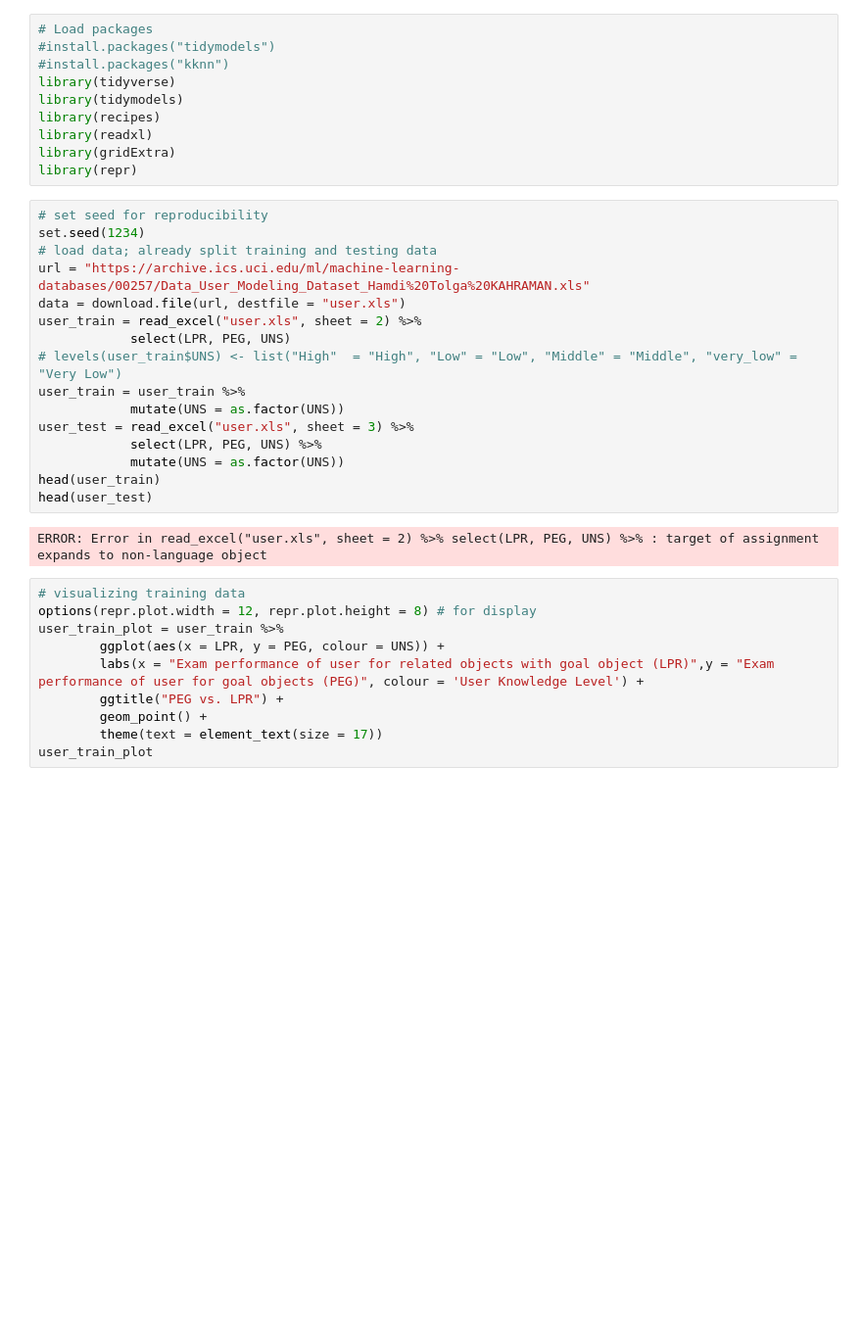
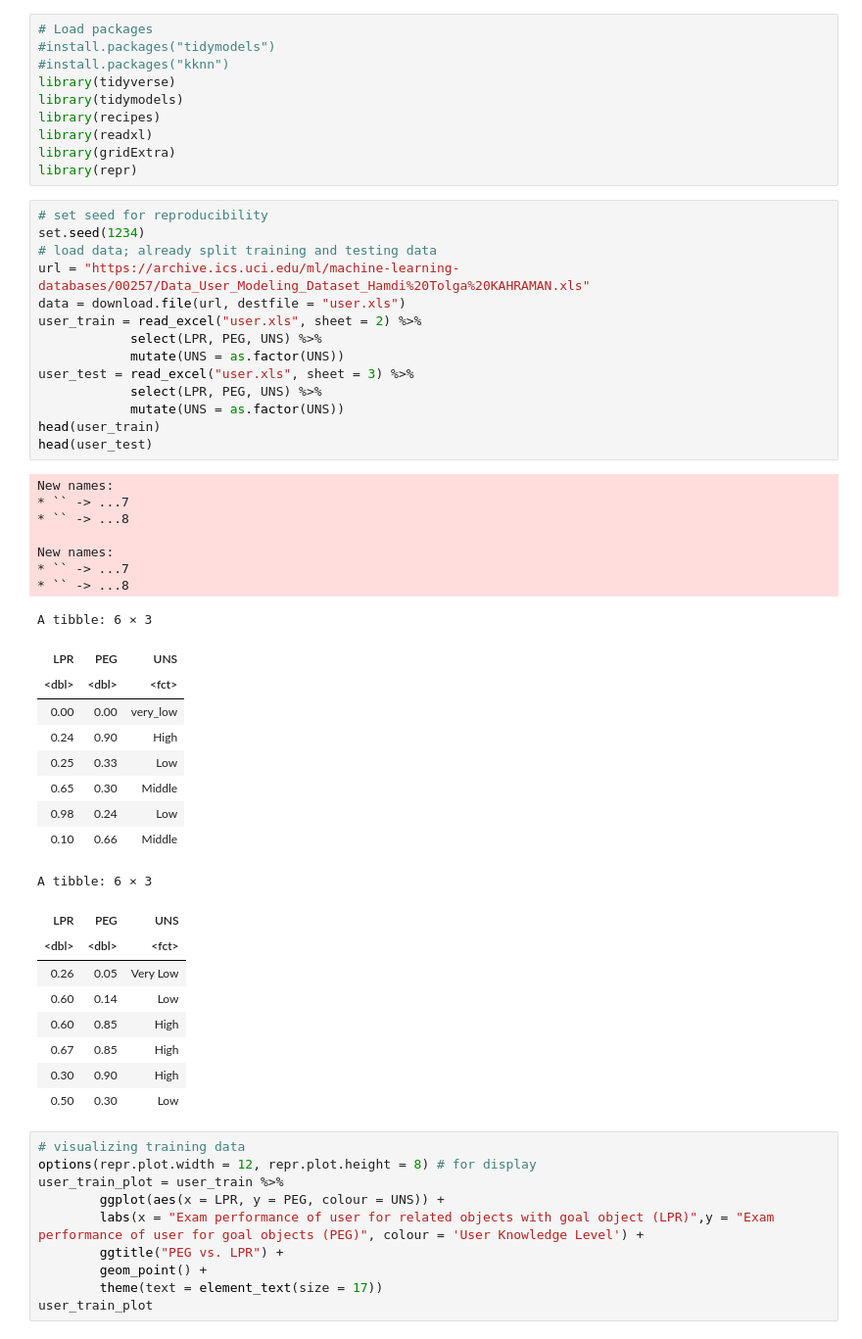
Before and after one commit to janicechn/project-005-25, a Jupyter notebook: term-project.ipynb, the cells around one changed output. Shown at 98% size. Drawn from its saved outputs; the diff is of its cells as text; blank space fills up the shorter version.

```diff
--- a/term-project.ipynb
+++ b/term-project.ipynb
@@ -11,21 +11,43 @@ library(repr)
 # %%
 # set seed for reproducibility
 set.seed(1234)
 # load data; already split training and testing data
 url = "https://archive.ics.uci.edu/ml/machine-learning-databases/00257/Data_User_Modeling_Dataset_Hamdi%20Tolga%20KAHRAMAN.xls"
 data = download.file(url, destfile = "user.xls")
 user_train = read_excel("user.xls", sheet = 2) %>%
-            select(LPR, PEG, UNS)
-# levels(user_train$UNS) <- list("High"  = "High", "Low" = "Low", "Middle" = "Middle", "very_low" = "Very Low")
-user_train = user_train %>%
+            select(LPR, PEG, UNS) %>%
             mutate(UNS = as.factor(UNS))
 user_test = read_excel("user.xls", sheet = 3) %>%
             select(LPR, PEG, UNS) %>%
             mutate(UNS = as.factor(UNS))
 head(user_train)
 head(user_test)
 # %% [output]
-ERROR: Error in read_excel("user.xls", sheet = 2) %>% select(LPR, PEG, UNS) %>% : target of assignment expands to non-language object
+New names:
+* `` -> ...7
+* `` -> ...8
+
+New names:
+* `` -> ...7
+* `` -> ...8
+A tibble: 6 × 3
+| LPR | PEG | UNS |
+| <dbl> | <dbl> | <fct> |
+| 0.00 | 0.00 | very_low |
+| 0.24 | 0.90 | High |
+| 0.25 | 0.33 | Low |
+| 0.65 | 0.30 | Middle |
+| 0.98 | 0.24 | Low |
+| 0.10 | 0.66 | Middle |
+A tibble: 6 × 3
+| LPR | PEG | UNS |
+| <dbl> | <dbl> | <fct> |
+| 0.26 | 0.05 | Very Low |
+| 0.60 | 0.14 | Low |
+| 0.60 | 0.85 | High |
+| 0.67 | 0.85 | High |
+| 0.30 | 0.90 | High |
+| 0.50 | 0.30 | Low |
 # %%
 # visualizing training data
 options(repr.plot.width = 12, repr.plot.height = 8) # for display
```
Also changed, not shown: parts of 2 cells of this notebook.
